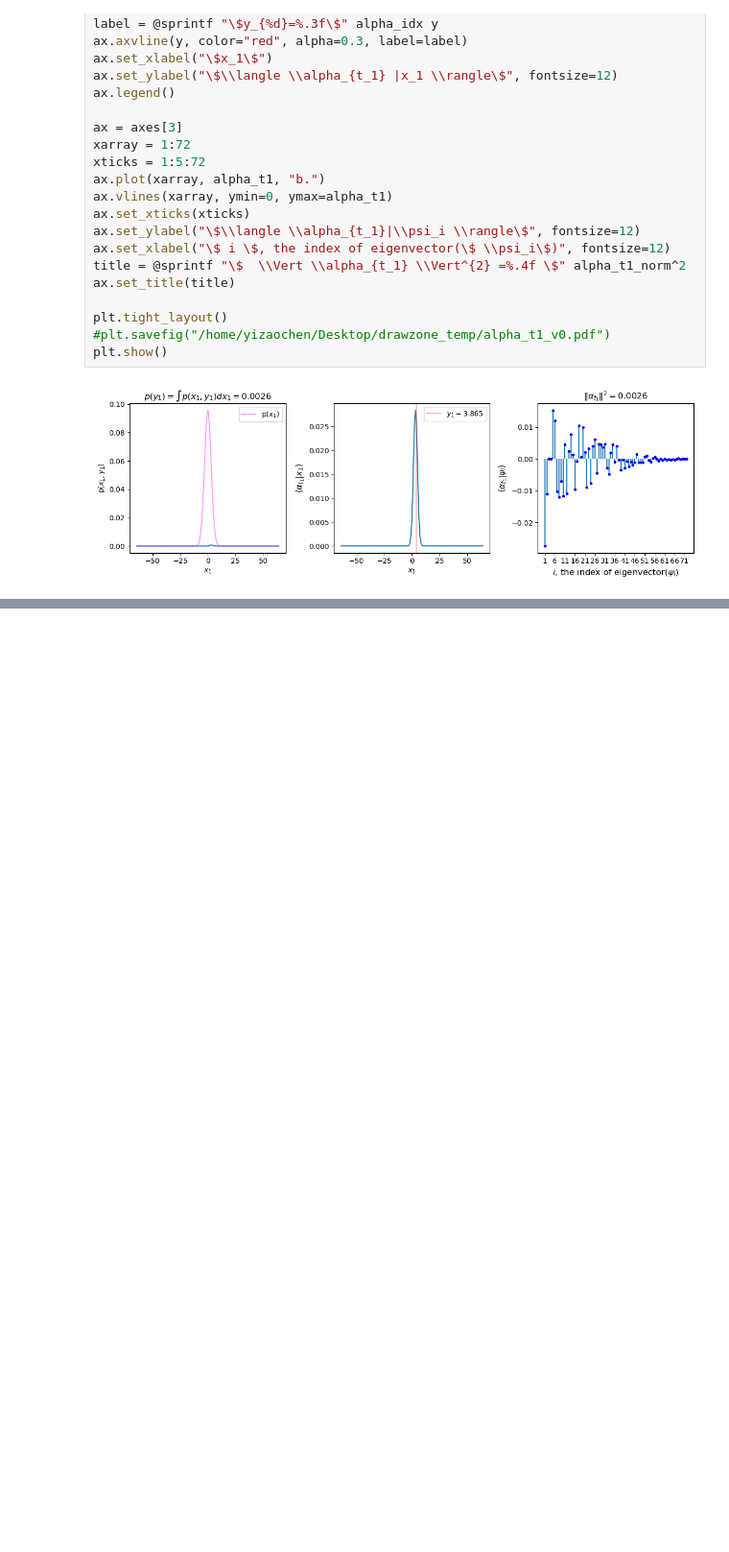
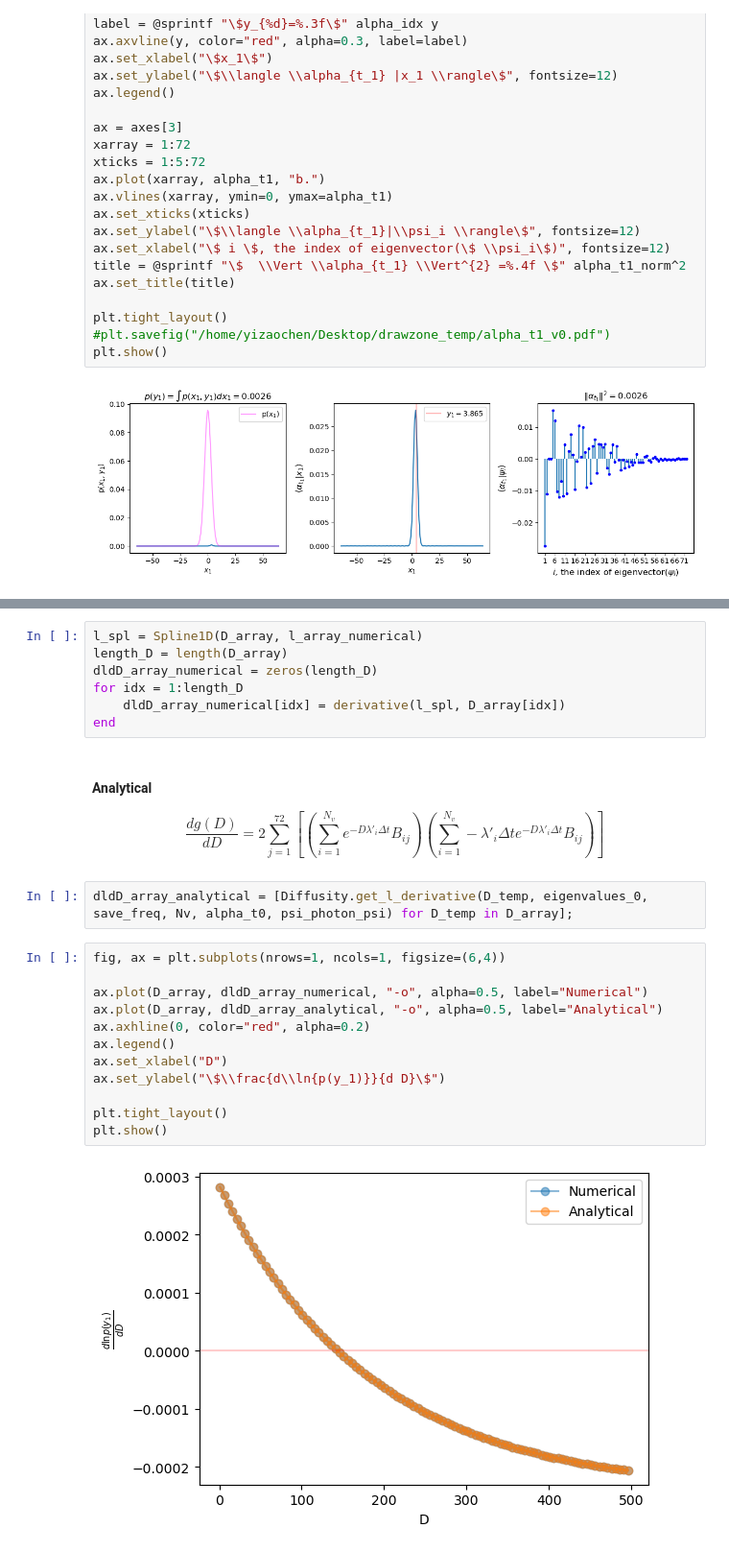
Before and after one commit to yizaochen/md_pisl, a Jupyter notebook: notebooks/diffusion_coefficient/understand_l_D_3.ipynb, the cells around one changed output, grey strips where cells are left out. Shown: that part at 96% size. Cells and saved outputs as stored; diff of their text form; blank space fills up the shorter version.

```diff
--- a/notebooks/diffusion_coefficient/understand_l_D_3.ipynb
+++ b/notebooks/diffusion_coefficient/understand_l_D_3.ipynb
@@ -406,0 +394,28 @@ plt.show()
+# %%
+l_spl = Spline1D(D_array, l_array_numerical)
+length_D = length(D_array)
+dldD_array_numerical = zeros(length_D)
+for idx = 1:length_D
+    dldD_array_numerical[idx] = derivative(l_spl, D_array[idx])
+end
+# %% [markdown]
+#### Analytical
+\begin{equation}
+    \frac{d g(D)}{dD} = 2 \sum_{j=1}^{72} \left[ \left( \sum_{i=1}^{N_v}e^{-D\lambda'_i\Delta t}B_{ij} \right) \left(  \sum_{i=1}^{N_v} -\lambda'_i \Delta t  e^{-D\lambda'_i\Delta t} B_{ij}  \right) \right]
+\end{equation}
+# %%
+dldD_array_analytical = [Diffusity.get_l_derivative(D_temp, eigenvalues_0, save_freq, Nv, alpha_t0, psi_photon_psi) for D_temp in D_array];
+# %%
+fig, ax = plt.subplots(nrows=1, ncols=1, figsize=(6,4))
+
+ax.plot(D_array, dldD_array_numerical, "-o", alpha=0.5, label="Numerical")
+ax.plot(D_array, dldD_array_analytical, "-o", alpha=0.5, label="Analytical")
+ax.axhline(0, color="red", alpha=0.2)
+ax.legend()
+ax.set_xlabel("D")
+ax.set_ylabel("\$\\frac{d\\ln{p(y_1)}}{d D}\$")
+
+plt.tight_layout()
+plt.show()
+# %% [output]
+[figure, added]
```
Also changed, not shown: parts of 25 cells of this notebook, 1 other file.
